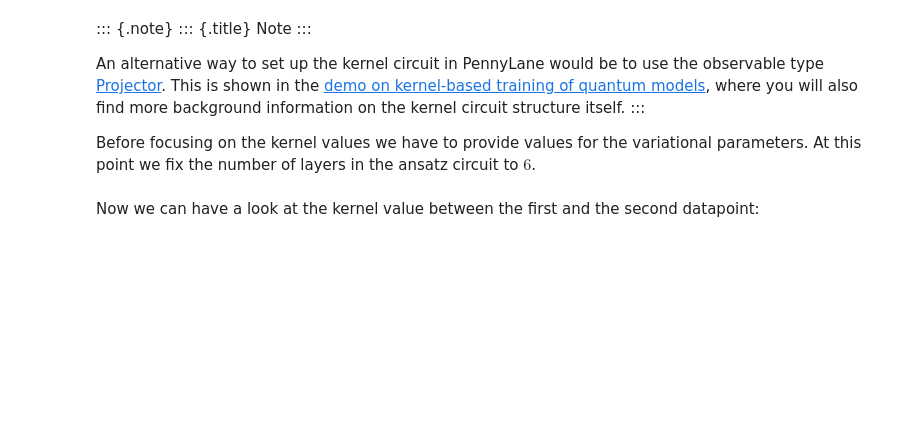
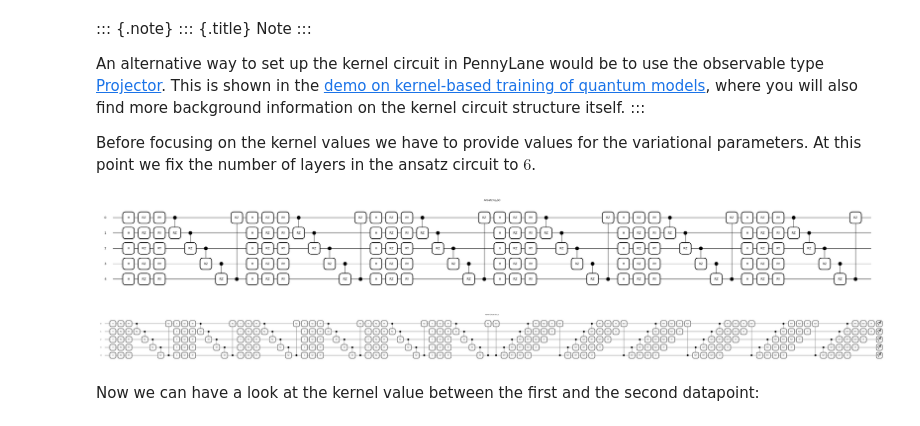
Before and after one commit to JeremieGince/Learning_SVM, a Jupyter notebook: tutorial_kernels.ipynb, the cells around one changed output. Drawn from its saved outputs; the diff is of its cells as text; code cells hidden in the pictures; blank space fills up the shorter version.

```diff
--- a/tutorial_kernels.ipynb
+++ b/tutorial_kernels.ipynb
@@ -59,16 +61,16 @@ np.random.seed(42)
 In the next cell, we will load the dataset. By uncommenting the appropriate line, you can choose between the breast cancer, iris, or synthetic dataset.
 # %%
 # dataset = datasets.load_breast_cancer(as_frame=True)
-dataset = datasets.load_iris(as_frame=True)
-# dataset = datasets.make_classification(
-#     n_samples=10,
-#     n_features=2,
-#     n_classes=2,
-#     n_clusters_per_class=1,
-#     n_informative=2,
-#     n_redundant=0,
-#     random_state=0,
-# )
+# dataset = datasets.load_iris(as_frame=True)
+dataset = datasets.make_classification(
+    n_samples=50,
+    n_features=4,
+    n_classes=2,
+    n_clusters_per_class=2,
+    n_informative=4,
+    n_redundant=0,
+    random_state=0,
+)
 # %%
 if isinstance(dataset, tuple):
     X, y = dataset
@@ -194,6 +200,24 @@ variational parameters. At this point we fix the number of layers in the
 ansatz circuit to $6$.
 # %%
 init_params = random_params(num_wires=len(wires), num_layers=6)
+# %%
+# fig, axes = plt.subplots(2, 1, tight_layout=True, figsize=(14, 10), sharex="all", sharey="all")
+# axes = snp.ravel(snp.asarray([axes]))
+
+# fig, ax = qml.draw_mpl(ansatz, style="black_white", decimals=None)(2*np.ones((n_features, )), np.ones((1, n_features, len(wires))), wires)
+
+fig0, ax0 = qml.draw_mpl(ansatz)(2*np.ones((n_features, )), init_params, wires)
+ax0.set_title("Ansatz $U_\Theta(x)$")
+
+fig1, ax1 = qml.draw_mpl(kernel_circuit)(np.ones((n_features, )), np.ones((n_features, )), init_params)
+ax1.set_title("Kernel Circuit $K(v, z)$")
+
+os.makedirs("figures", exist_ok=True)
+fig0.savefig("figures/quantum_circuit_U.pdf")
+fig1.savefig("figures/quantum_circuit_K.pdf")
+# %% [output]
+[figure, added]
+[figure, added]
 # %% [markdown]
 Now we can have a look at the kernel value between the first and the
 second datapoint:
```
Also changed, not shown: parts of 14 cells of this notebook.
